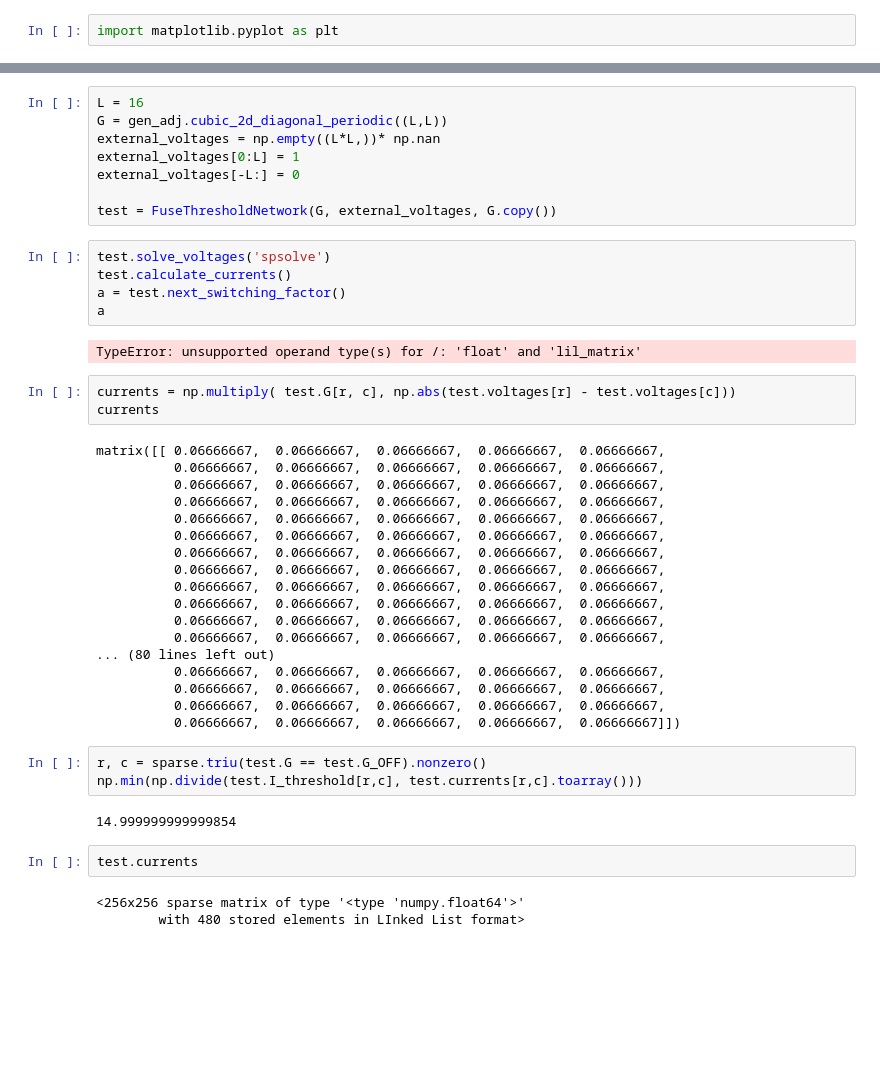
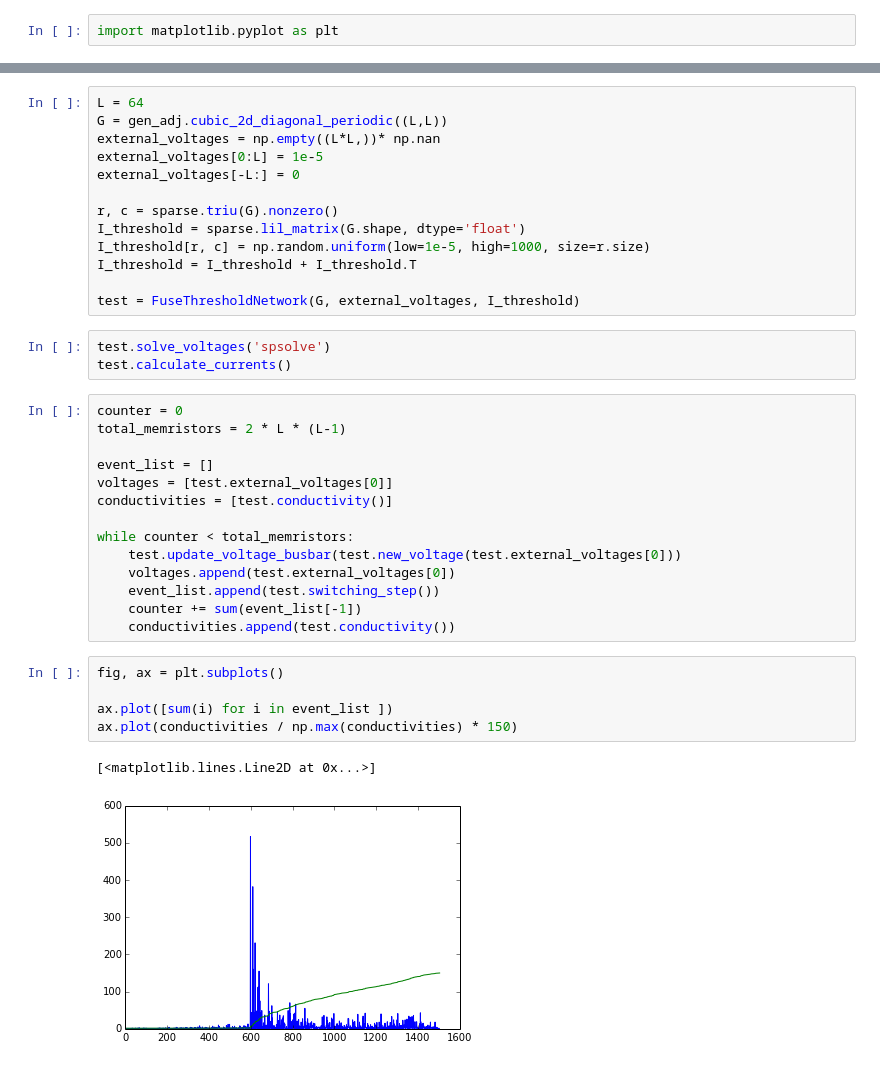
Before and after one commit to forrestsheldon/memNets, a Jupyter notebook: Fuse_Threshold_Network.ipynb, the cells around one changed output, grey strips where cells are left out. Cells and saved outputs as stored; diff of their text form; blank space fills up the shorter version.

Commit message:
Got Fuse_Threshold_Network running

```diff
--- a/Fuse_Threshold_Network.ipynb
+++ b/Fuse_Threshold_Network.ipynb
@@ -91,48 +91,40 @@ class FuseThresholdNetwork(rnets.ResistorNetwork):
         """
         self.external_voltages[0:int(np.sqrt(self.G.shape[0]))] = voltage
 # %%
-L = 16
+L = 64
 G = gen_adj.cubic_2d_diagonal_periodic((L,L))
 external_voltages = np.empty((L*L,))* np.nan
-external_voltages[0:L] = 1
+external_voltages[0:L] = 1e-5
 external_voltages[-L:] = 0
 
-test = FuseThresholdNetwork(G, external_voltages, G.copy())
+r, c = sparse.triu(G).nonzero()
+I_threshold = sparse.lil_matrix(G.shape, dtype='float')
+I_threshold[r, c] = np.random.uniform(low=1e-5, high=1000, size=r.size)
+I_threshold = I_threshold + I_threshold.T
+
+test = FuseThresholdNetwork(G, external_voltages, I_threshold)
 # %%
 test.solve_voltages('spsolve')
 test.calculate_currents()
-a = test.next_switching_factor()
-a
-# %% [output]
-TypeError: unsupported operand type(s) for /: 'float' and 'lil_matrix'
-# %%
-currents = np.multiply( test.G[r, c], np.abs(test.voltages[r] - test.voltages[c]))
-currents
-# %% [output]
-matrix([[ 0.06666667,  0.06666667,  0.06666667,  0.06666667,  0.06666667,
-          0.06666667,  0.06666667,  0.06666667,  0.06666667,  0.06666667,
-          0.06666667,  0.06666667,  0.06666667,  0.06666667,  0.06666667,
-          0.06666667,  0.06666667,  0.06666667,  0.06666667,  0.06666667,
-          0.06666667,  0.06666667,  0.06666667,  0.06666667,  0.06666667,
-          0.06666667,  0.06666667,  0.06666667,  0.06666667,  0.06666667,
-          0.06666667,  0.06666667,  0.06666667,  0.06666667,  0.06666667,
-          0.06666667,  0.06666667,  0.06666667,  0.06666667,  0.06666667,
-          0.06666667,  0.06666667,  0.06666667,  0.06666667,  0.06666667,
-          0.06666667,  0.06666667,  0.06666667,  0.06666667,  0.06666667,
-          0.06666667,  0.06666667,  0.06666667,  0.06666667,  0.06666667,
-          0.06666667,  0.06666667,  0.06666667,  0.06666667,  0.06666667,
-... (80 lines left out)
-          0.06666667,  0.06666667,  0.06666667,  0.06666667,  0.06666667,
-          0.06666667,  0.06666667,  0.06666667,  0.06666667,  0.06666667,
-          0.06666667,  0.06666667,  0.06666667,  0.06666667,  0.06666667,
-          0.06666667,  0.06666667,  0.06666667,  0.06666667,  0.06666667]])
-# %%
-r, c = sparse.triu(test.G == test.G_OFF).nonzero()
-np.min(np.divide(test.I_threshold[r,c], test.currents[r,c].toarray()))
-# %% [output]
-14.999999999999854
-# %%
-test.currents
-# %% [output]
-<256x256 sparse matrix of type '<type 'numpy.float64'>'
-        with 480 stored elements in LInked List format>
+# %%
+counter = 0
+total_memristors = 2 * L * (L-1)
+
+event_list = []
+voltages = [test.external_voltages[0]]
+conductivities = [test.conductivity()]
+
+while counter < total_memristors:
+    test.update_voltage_busbar(test.new_voltage(test.external_voltages[0]))
+    voltages.append(test.external_voltages[0])
+    event_list.append(test.switching_step())
+    counter += sum(event_list[-1])
+    conductivities.append(test.conductivity())
+# %%
+fig, ax = plt.subplots()
+
+ax.plot([sum(i) for i in event_list ])
+ax.plot(conductivities / np.max(conductivities) * 150)
+# %% [output]
+[<matplotlib.lines.Line2D at 0x...>]
+[figure, added]
```
Also changed, not shown: parts of 4 cells of this notebook, 1 other file.
